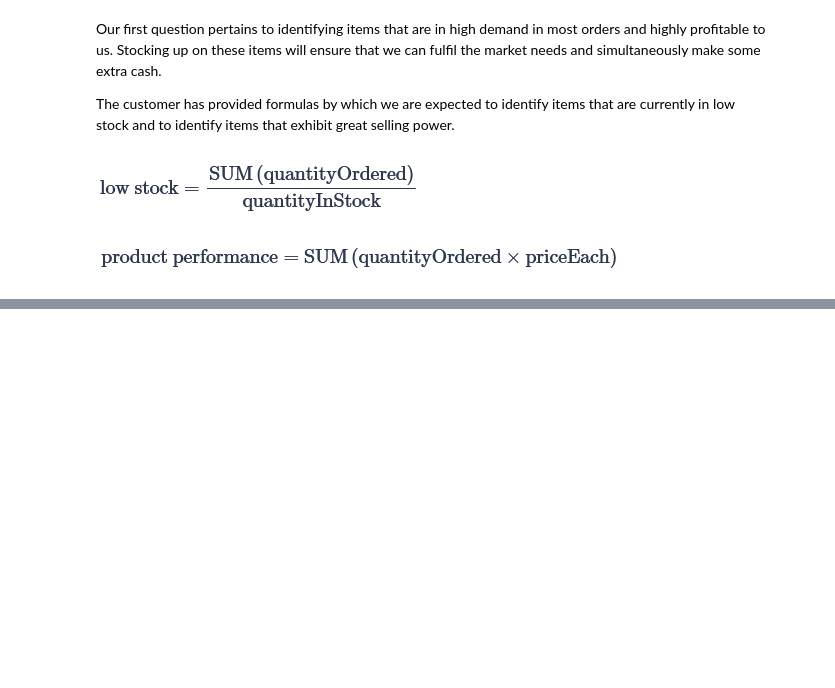
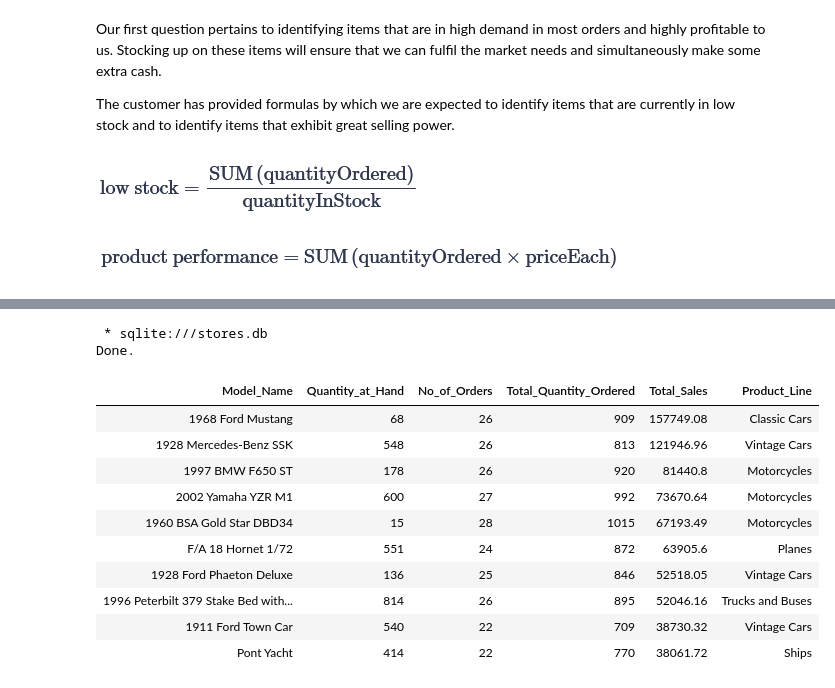
Before and after one commit to i-dominguez/Customers_and_Products_Analysis_SQL, a Jupyter notebook: Customers_and_Products_Analysis.ipynb, the cells around one changed output, grey strips where cells are left out. Cells and saved outputs as stored; diff of their text form; code cells hidden in the pictures; blank space fills up the shorter version.

```diff
--- a/Customers_and_Products_Analysis.ipynb
+++ b/Customers_and_Products_Analysis.ipynb
@@ -219,0 +291,46 @@ The customer has provided formulas by which we are expected to identify items th
+# %%
+%%sql
+WITH
+--#Ten most popular products
+get_lowstock AS(
+SELECT productCode,
+       --#Use low stock formula
+       (SUM(od.quantityOrdered)*1.0)/
+                       (SELECT quantityInStock
+                          FROM products
+                         WHERE od.productCode = productCode) AS low_stock
+ FROM shipped_order_details od
+GROUP BY productCode
+ORDER BY low_stock DESC
+LIMIT 10
+)
+
+SELECT products.productName AS Model_Name,
+       products.quantityInStock AS Quantity_at_Hand,
+       COUNT(*) AS No_of_Orders,
+       SUM(shipped_order_details.quantityOrdered) AS Total_Quantity_Ordered,
+       --#Use product performance formula
+       ROUND(SUM(shipped_order_details.quantityOrdered*shipped_order_details.priceEach),2) AS Total_Sales,
+       products.productLine AS Product_Line
+  FROM shipped_order_details
+  JOIN products
+    ON products.productCode = shipped_order_details.productCode
+ WHERE shipped_order_details.productCode IN (SELECT productCode
+                                               FROM get_lowstock)
+ GROUP BY products.productCode
+ ORDER BY Total_Sales DESC
+ --LIMIT 10;
+# %% [output]
+ * sqlite:///stores.db
+Done.
+| Model_Name | Quantity_at_Hand | No_of_Orders | Total_Quantity_Ordered | Total_Sales | Product_Line |
+| 1968 Ford Mustang | 68 | 26 | 909 | 157749.08 | Classic Cars |
+| 1928 Mercedes-Benz SSK | 548 | 26 | 813 | 121946.96 | Vintage Cars |
+| 1997 BMW F650 ST | 178 | 26 | 920 | 81440.8 | Motorcycles |
+| 2002 Yamaha YZR M1 | 600 | 27 | 992 | 73670.64 | Motorcycles |
+| 1960 BSA Gold Star DBD34 | 15 | 28 | 1015 | 67193.49 | Motorcycles |
+| F/A 18 Hornet 1/72 | 551 | 24 | 872 | 63905.6 | Planes |
+| 1928 Ford Phaeton Deluxe | 136 | 25 | 846 | 52518.05 | Vintage Cars |
+| 1996 Peterbilt 379 Stake Bed with... | 814 | 26 | 895 | 52046.16 | Trucks and Buses |
+| 1911 Ford Town Car | 540 | 22 | 709 | 38730.32 | Vintage Cars |
+| Pont Yacht | 414 | 22 | 770 | 38061.72 | Ships |
```
Also changed, not shown: parts of 14 cells of this notebook, 2 other files.
